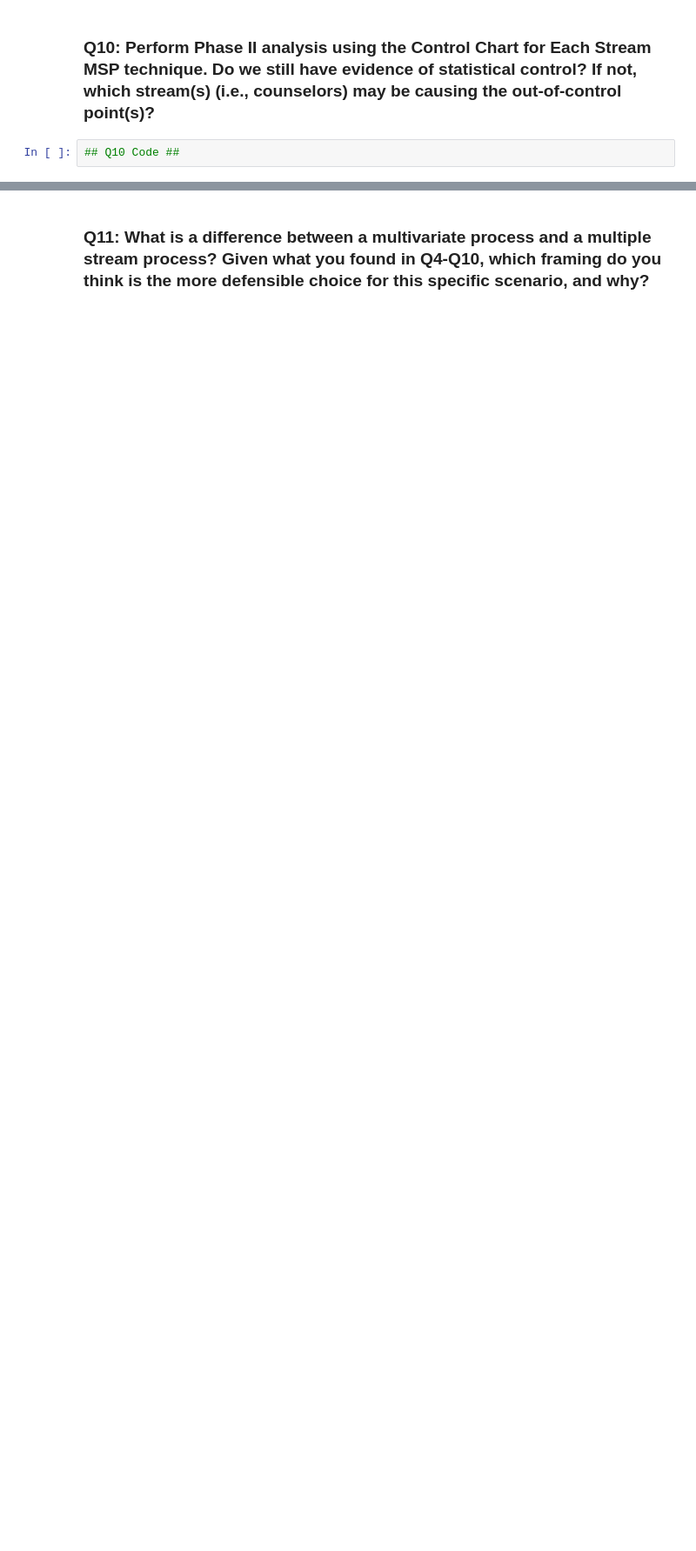
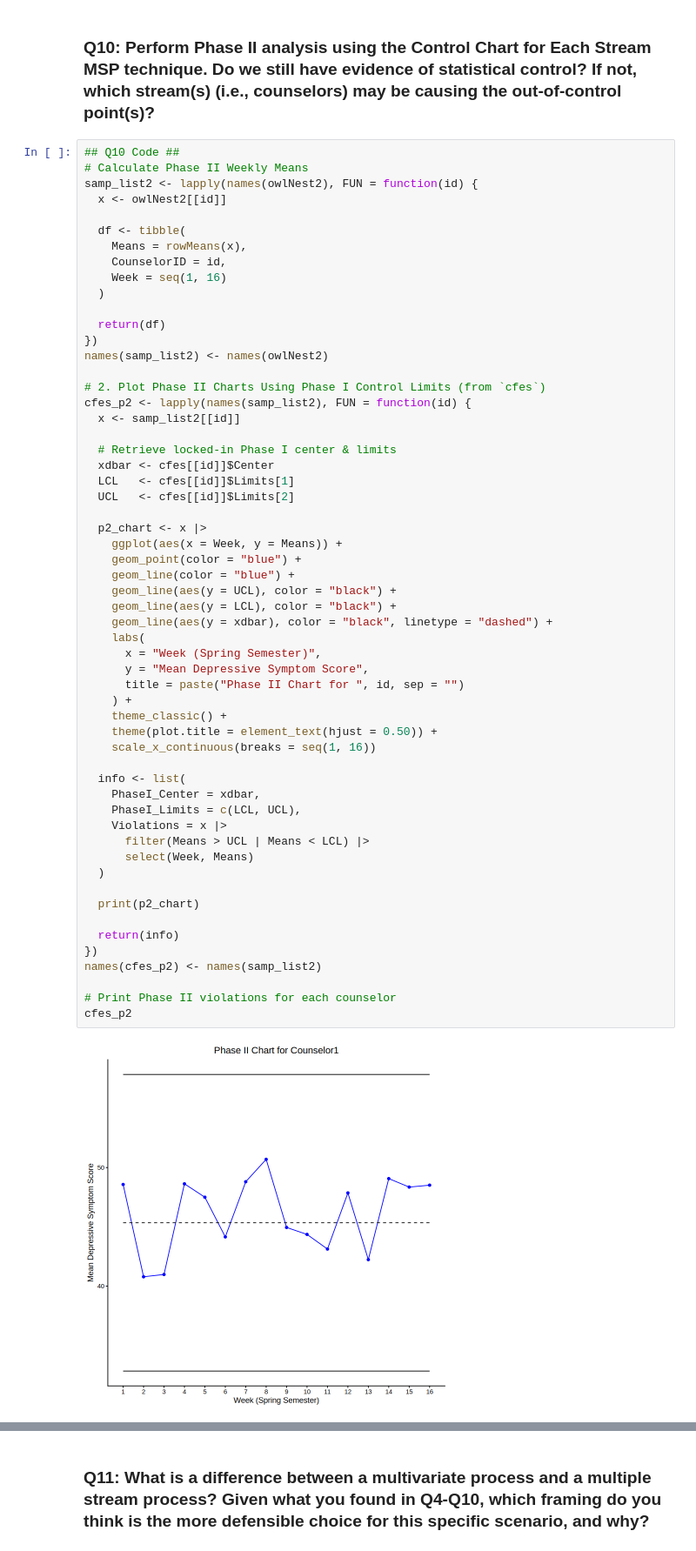
Before and after one commit to tchoud227/STAT-7110-Quality-Control, a Jupyter notebook: Assignments/HW4/STAT-7110-HW4.ipynb, the cells around one changed output, grey strips where cells are left out. Shown at 87% size. Drawn from its saved outputs; the diff is of its cells as text; blank space fills up the shorter version.

```diff
--- a/Assignments/HW4/STAT-7110-HW4.ipynb
+++ b/Assignments/HW4/STAT-7110-HW4.ipynb
@@ -264,3 +343,60 @@ counselor 3 is statistically out of control while couselors 1, 2, & 4 are behavi
 ### Q10: Perform Phase II analysis using the Control Chart for Each Stream MSP technique. Do we still have evidence of statistical control? If not, which stream(s) (i.e., counselors) may be causing the out-of-control point(s)?
 # %%
 ## Q10 Code ##
+# Calculate Phase II Weekly Means
+samp_list2 <- lapply(names(owlNest2), FUN = function(id) {
+  x <- owlNest2[[id]]
+
+  df <- tibble(
+    Means = rowMeans(x),
+    CounselorID = id,
+    Week = seq(1, 16)
+  )
+
+  return(df)
+})
+names(samp_list2) <- names(owlNest2)
+
+# 2. Plot Phase II Charts Using Phase I Control Limits (from `cfes`)
+cfes_p2 <- lapply(names(samp_list2), FUN = function(id) {
+  x <- samp_list2[[id]]
+
+  # Retrieve locked-in Phase I center & limits
+  xdbar <- cfes[[id]]$Center
+  LCL   <- cfes[[id]]$Limits[1]
+  UCL   <- cfes[[id]]$Limits[2]
+
+  p2_chart <- x |>
+    ggplot(aes(x = Week, y = Means)) +
+    geom_point(color = "blue") +
+    geom_line(color = "blue") +
+    geom_line(aes(y = UCL), color = "black") +
+    geom_line(aes(y = LCL), color = "black") +
+    geom_line(aes(y = xdbar), color = "black", linetype = "dashed") +
+    labs(
+      x = "Week (Spring Semester)",
+      y = "Mean Depressive Symptom Score",
+      title = paste("Phase II Chart for ", id, sep = "")
+    ) +
+    theme_classic() +
+    theme(plot.title = element_text(hjust = 0.50)) +
+    scale_x_continuous(breaks = seq(1, 16))
+
+  info <- list(
+    PhaseI_Center = xdbar,
+    PhaseI_Limits = c(LCL, UCL),
+    Violations = x |>
+      filter(Means > UCL | Means < LCL) |>
+      select(Week, Means)
+  )
+
+  print(p2_chart)
+
+  return(info)
+})
+names(cfes_p2) <- names(samp_list2)
+
+# Print Phase II violations for each counselor
+cfes_p2
+# %% [output]
+[figure, added]
```
Also changed, not shown: parts of 14 cells of this notebook.
